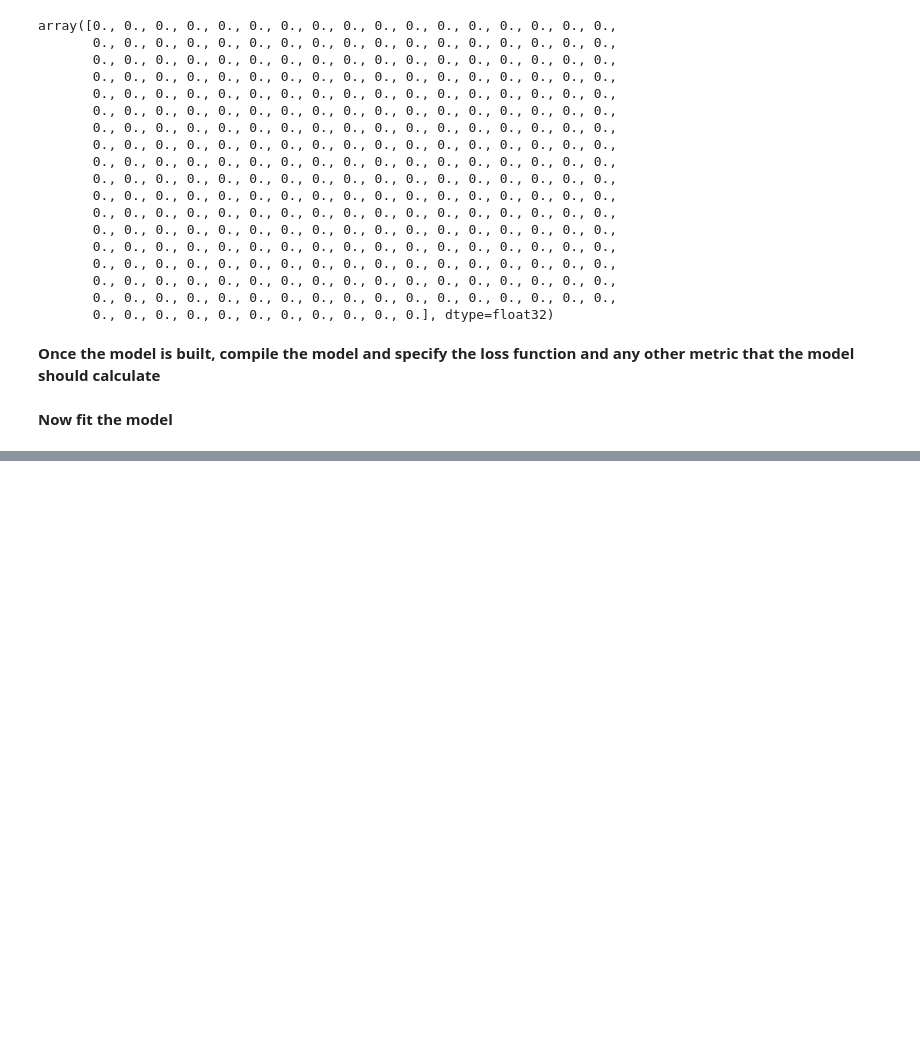
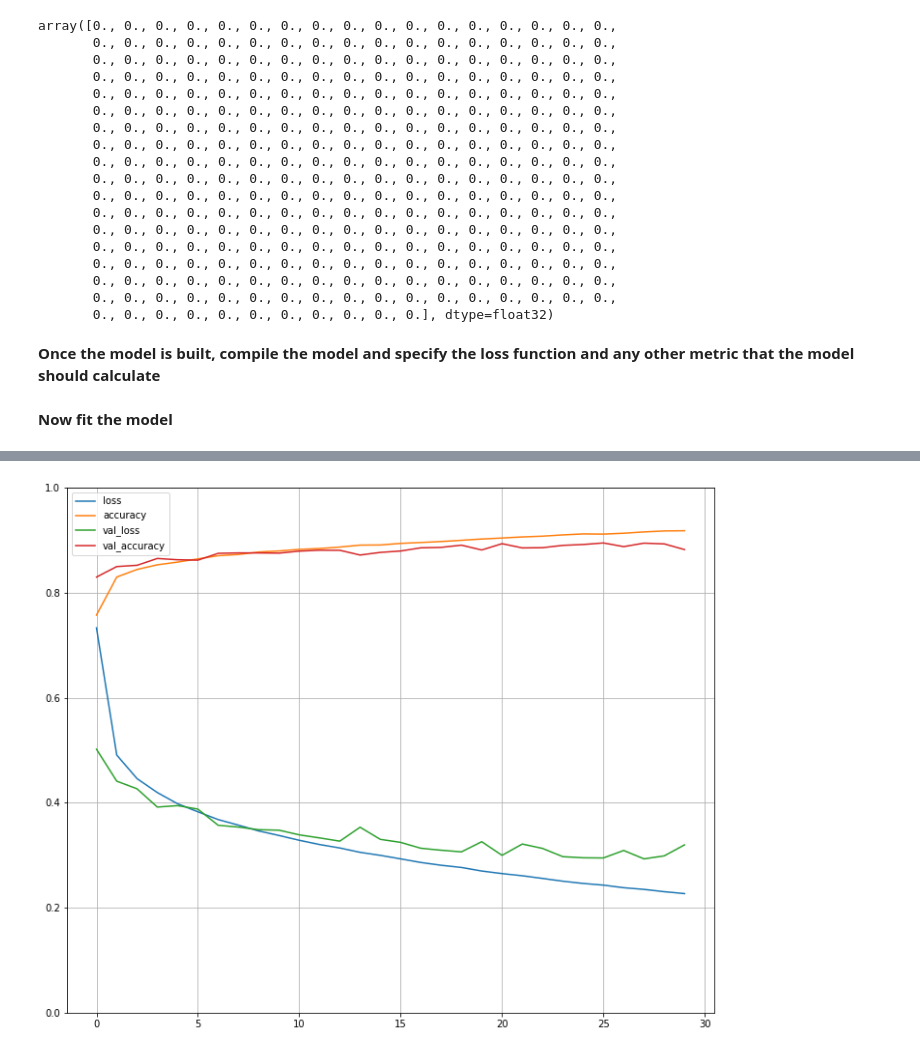
Before and after one commit to srivatsakr21/Fashion-MNIST, a Jupyter notebook: Fashion_MNIST.ipynb, the cells around one changed output, grey strips where cells are left out. Drawn from its saved outputs; the diff is of its cells as text; code cells hidden in the pictures; blank space fills up the shorter version.

```diff
--- a/Fashion_MNIST.ipynb
+++ b/Fashion_MNIST.ipynb
@@ -146,0 +194,7 @@ Epoch 30/30
+# %%
+pd.DataFrame(history.history).plot(figsize=(12,10))
+plt.grid(True)
+plt.gca().set_ylim(0,1)
+plt.show()
+# %% [output]
+[figure, added]
```
Also changed, not shown: parts of 13 cells of this notebook.
